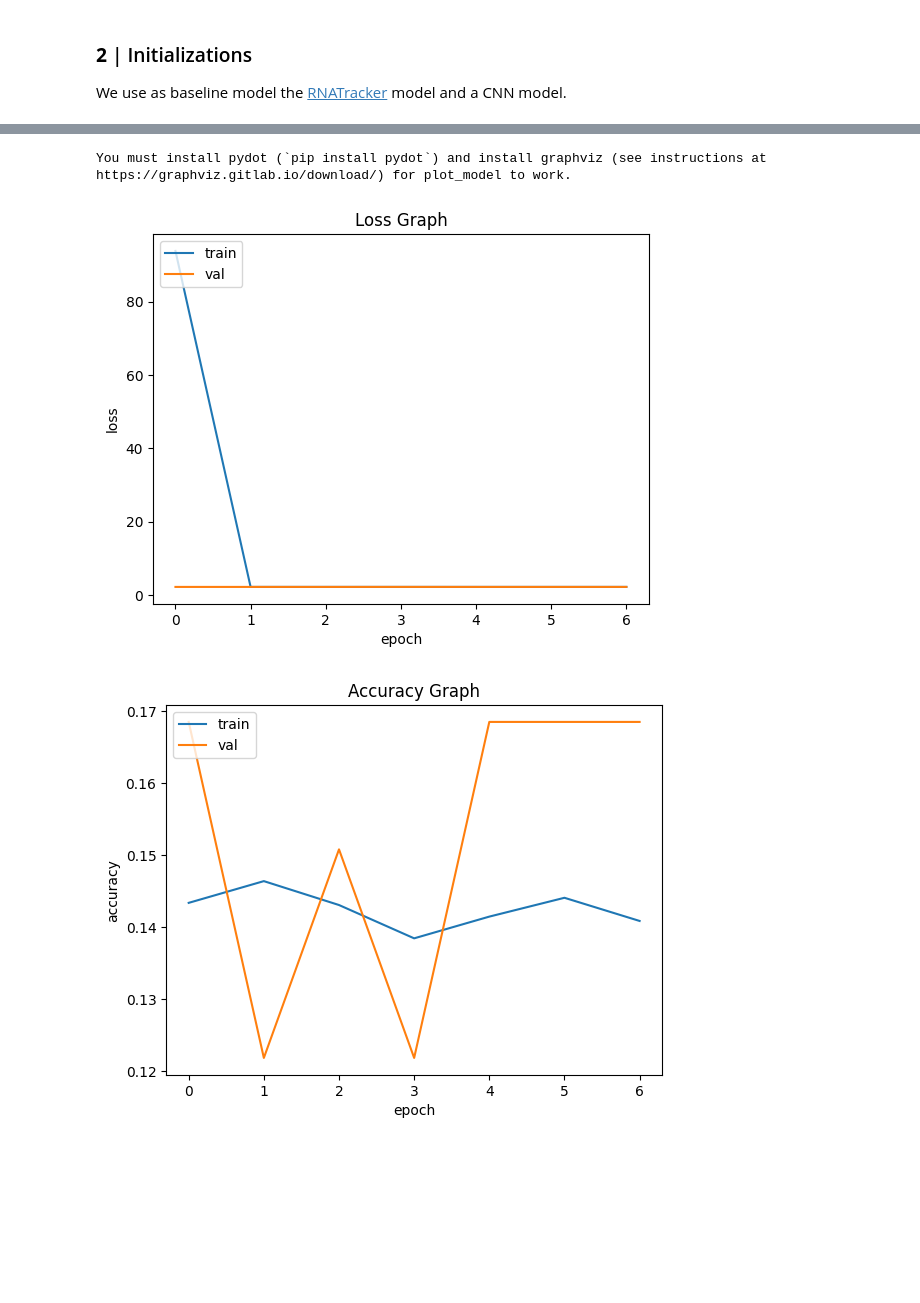
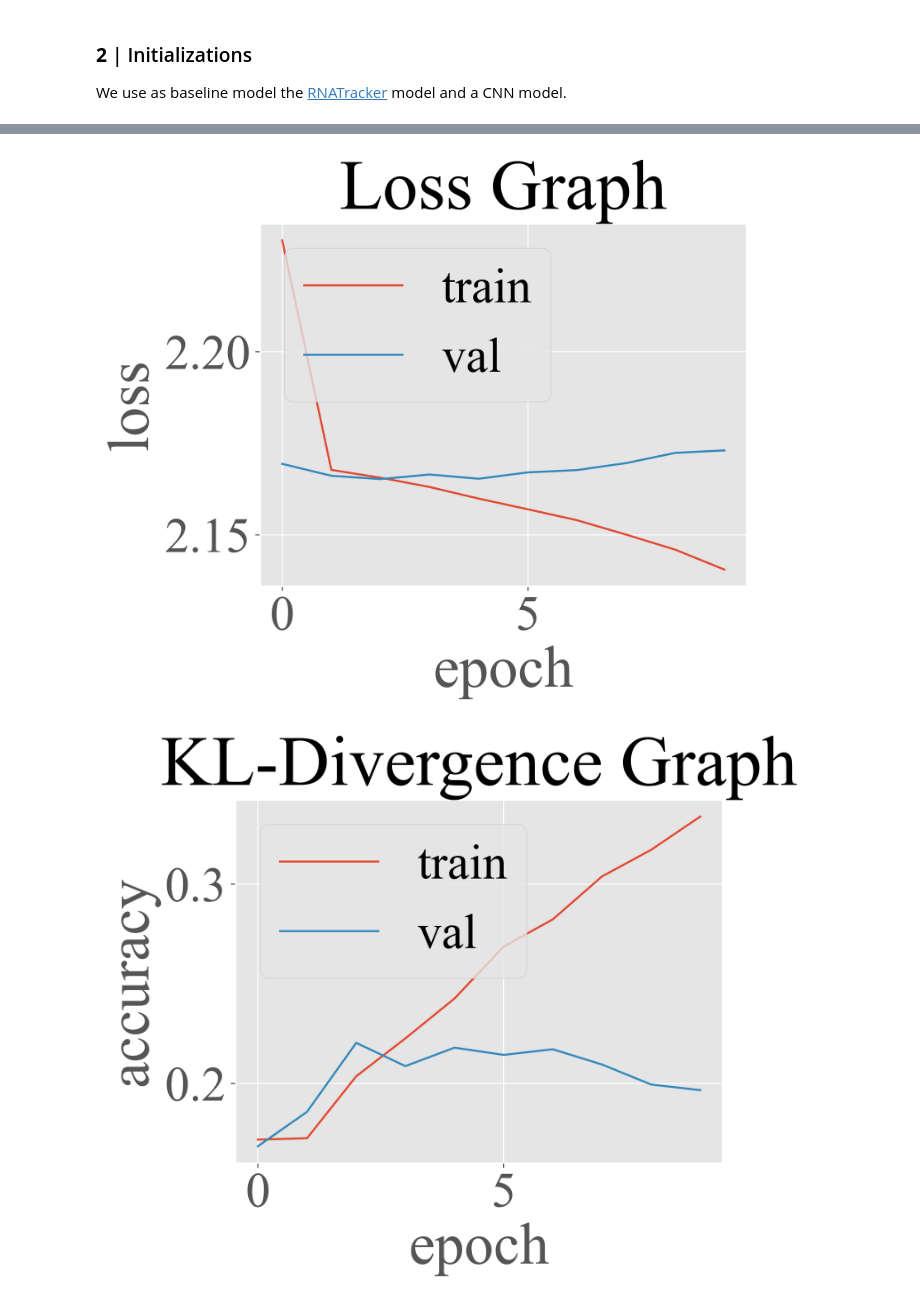
Before and after one commit to Tralius/rna-localization, a Jupyter notebook: dataPipeline_CustomCNN.ipynb, the cells around one changed output, grey strips where cells are left out. Cells and saved outputs as stored; diff of their text form; code cells hidden in the pictures; blank space fills up the shorter version.

```diff
--- a/dataPipeline_CustomCNN.ipynb
+++ b/dataPipeline_CustomCNN.ipynb
@@ -66,12 +61,12 @@ We use as baseline model the [RNATracker](https://github.com/HarveyYan/RNATracke
 # %%
 max_seq_len = train_data['seq'].apply(lambda x: len(x)).max()
 # MODEL
-model_path = "model_architectures/CNN_architecture1.yaml"
+model_path = "model_architectures/"
 
 # Path where to save viz
 model_architecture_path = "model_architecture_viz/simple_cnn.png"
 
-params_dict = read_model_file(model_path, max_seq_len)
+params_dict = read_model_file('model_architectures/CNN_test.yaml', max_seq_len)
 param_dataLoader_valid = params_dict['param_dataLoader_valid']
 param_dataLoader_train = params_dict['param_dataLoader_train']
 params_model = params_dict['params_model']
@@ -88,9 +83,10 @@ train_split, valid_split = train_test_split(train_data, random_state=42, test_si
 
 
 # for i, (train_split, valid_split) in enumerate(folds):
-model = CNN(
-            input_size=(max_seq_len, 4),
-            params_model=params_model)
+model = CNN(input_size=(max_seq_len, 4),
+            params_model=params_model,
+            #metrics=[CategoricalCrossentropy(label_smoothing=0.01, axis=1)]
+            )
 
 
 history = model.fit_and_evaluate(train_data=train_split, eval_data=valid_split,
@@ -123,16 +134,14 @@ time_date = datetime.datetime.now().date()
 model_output = f"model_outputs/simple_cnn_{time_date}.h5"
 
 model.save_model(model_output)
-# %% [output]
-You must install pydot (`pip install pydot`) and install graphviz (see instructions at https://graphviz.gitlab.io/download/) for plot_model to work.
 # %%
 plt_data = [history.history['loss'], history.history['val_loss']]
 plot_line_graph(plt_data, "Loss Graph", 'loss', 'epoch', ['train', 'val'])
 
 plt_data = [history.history['accuracy'], history.history['val_accuracy']]
-plot_line_graph(plt_data, "Accuracy Graph", 'accuracy', 'epoch', ['train', 'val'])
+plot_line_graph(plt_data, "KL-Divergence Graph", 'accuracy', 'epoch', ['train', 'val'])
 
 box_plot(train_data)
 # %% [output]
-[figure, old version]
+[figure, new version]
-[figure, old version]
+[figure, new version]
```
Also changed, not shown: parts of 3 cells of this notebook, 5 other files.
